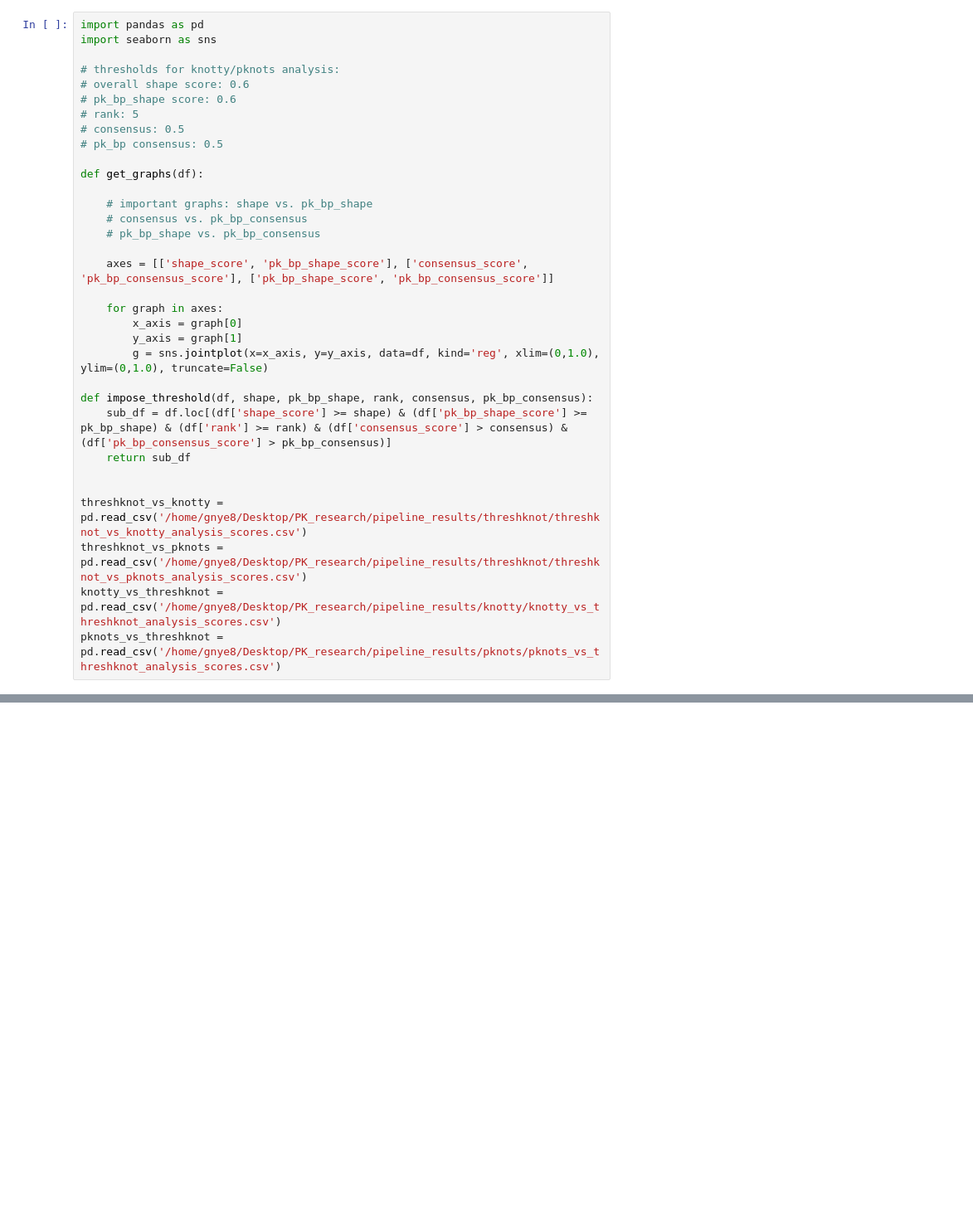
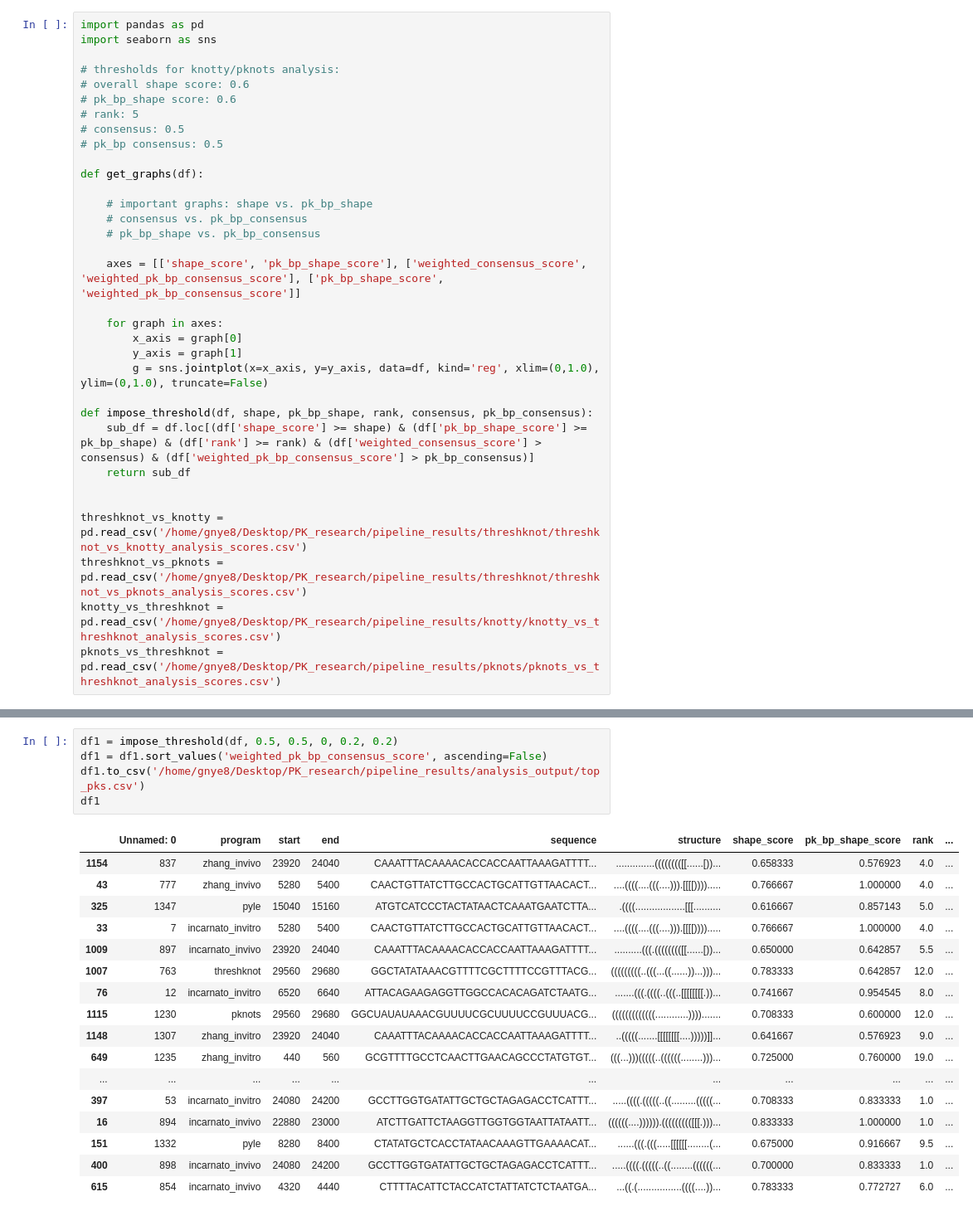
Before and after one commit to rkretsch/PK_research, a Jupyter notebook: notebooks/get_top_results_pk_predictors.ipynb, the cells around one changed output, grey strips where cells are left out. Shown at 83% size. Drawn from its saved outputs; the diff is of its cells as text; blank space fills up the shorter version.

```diff
--- a/notebooks/get_top_results_pk_predictors.ipynb
+++ b/notebooks/get_top_results_pk_predictors.ipynb
@@ -15,7 +15,7 @@ def get_graphs(df):
     # consensus vs. pk_bp_consensus
     # pk_bp_shape vs. pk_bp_consensus
 
-    axes = [['shape_score', 'pk_bp_shape_score'], ['consensus_score', 'pk_bp_consensus_score'], ['pk_bp_shape_score', 'pk_bp_consensus_score']]
+    axes = [['shape_score', 'pk_bp_shape_score'], ['weighted_consensus_score', 'weighted_pk_bp_consensus_score'], ['pk_bp_shape_score', 'weighted_pk_bp_consensus_score']]
 
     for graph in axes:
         x_axis = graph[0]
@@ -23,7 +23,7 @@ def get_graphs(df):
         g = sns.jointplot(x=x_axis, y=y_axis, data=df, kind='reg', xlim=(0,1.0), ylim=(0,1.0), truncate=False)
 
 def impose_threshold(df, shape, pk_bp_shape, rank, consensus, pk_bp_consensus):
-    sub_df = df.loc[(df['shape_score'] >= shape) & (df['pk_bp_shape_score'] >= pk_bp_shape) & (df['rank'] >= rank) & (df['consensus_score'] > consensus) & (df['pk_bp_consensus_score'] > pk_bp_consensus)]
+    sub_df = df.loc[(df['shape_score'] >= shape) & (df['pk_bp_shape_score'] >= pk_bp_shape) & (df['rank'] >= rank) & (df['weighted_consensus_score'] > consensus) & (df['weighted_pk_bp_consensus_score'] > pk_bp_consensus)]
     return sub_df
 
 
@@ -50,0 +51,23 @@ df.sort_values('weighted_consensus_score', ascending=False)
+# %%
+df1 = impose_threshold(df, 0.5, 0.5, 0, 0.2, 0.2)
+df1 = df1.sort_values('weighted_pk_bp_consensus_score', ascending=False)
+df1.to_csv('/home/gnye8/Desktop/PK_research/pipeline_results/analysis_output/top_pks.csv')
+df1
+# %% [output]
+|  | Unnamed: 0 | program | start | end | sequence | structure | shape_score | pk_bp_shape_score | rank | ... |
+| 1154 | 837 | zhang_invivo | 23920 | 24040 | CAAATTTACAAAACACCACCAATTAAAGATTTT... | ..............(((((((([[......[))... | 0.658333 | 0.576923 | 4.0 | ... |
+| 43 | 777 | zhang_invivo | 5280 | 5400 | CAACTGTTATCTTGCCACTGCATTGTTAACACT... | ....((((....(((....))).[[[[))))..... | 0.766667 | 1.000000 | 4.0 | ... |
+| 325 | 1347 | pyle | 15040 | 15160 | ATGTCATCCCTACTATAACTCAAATGAATCTTA... | .((((..................[[[.......... | 0.616667 | 0.857143 | 5.0 | ... |
+| 33 | 7 | incarnato_invitro | 5280 | 5400 | CAACTGTTATCTTGCCACTGCATTGTTAACACT... | ....((((....(((....))).[[[[))))..... | 0.766667 | 1.000000 | 4.0 | ... |
+| 1009 | 897 | incarnato_invivo | 23920 | 24040 | CAAATTTACAAAACACCACCAATTAAAGATTTT... | ..........(((.(((((((([[......[))... | 0.650000 | 0.642857 | 5.5 | ... |
+| 1007 | 763 | threshknot | 29560 | 29680 | GGCTATATAAACGTTTTCGCTTTTCCGTTTACG... | (((((((((..(((...((......))...)))... | 0.783333 | 0.642857 | 12.0 | ... |
+| 76 | 12 | incarnato_invitro | 6520 | 6640 | ATTACAGAAGAGGTTGGCCACACAGATCTAATG... | .......(((.((((..(((..[[[[[[[[.))... | 0.741667 | 0.954545 | 8.0 | ... |
+| 1115 | 1230 | pknots | 29560 | 29680 | GGCUAUAUAAACGUUUUCGCUUUUCCGUUUACG... | (((((((((((((............))))....... | 0.708333 | 0.600000 | 12.0 | ... |
+| 1148 | 1307 | zhang_invitro | 23920 | 24040 | CAAATTTACAAAACACCACCAATTAAAGATTTT... | ..(((((.......[[[[[[[[....)))))]]... | 0.641667 | 0.576923 | 9.0 | ... |
+| 649 | 1235 | zhang_invitro | 440 | 560 | GCGTTTTGCCTCAACTTGAACAGCCCTATGTGT... | (((...)))(((((..((((((........)))... | 0.725000 | 0.760000 | 19.0 | ... |
+| ... | ... | ... | ... | ... | ... | ... | ... | ... | ... | ... |
+| 397 | 53 | incarnato_invitro | 24080 | 24200 | GCCTTGGTGATATTGCTGCTAGAGACCTCATTT... | .....((((.(((((..((.........(((((... | 0.708333 | 0.833333 | 1.0 | ... |
+| 16 | 894 | incarnato_invivo | 22880 | 23000 | ATCTTGATTCTAAGGTTGGTGGTAATTATAATT... | ((((((....)))))).((((((((([[[.)))... | 0.833333 | 1.000000 | 1.0 | ... |
+| 151 | 1332 | pyle | 8280 | 8400 | CTATATGCTCACCTATAACAAAGTTGAAAACAT... | ......(((.(((.....[[[[[[........(... | 0.675000 | 0.916667 | 9.5 | ... |
+| 400 | 898 | incarnato_invivo | 24080 | 24200 | GCCTTGGTGATATTGCTGCTAGAGACCTCATTT... | .....((((.(((((..((........((((((... | 0.700000 | 0.833333 | 1.0 | ... |
+| 615 | 854 | incarnato_invivo | 4320 | 4440 | CTTTTACATTCTACCATCTATTATCTCTAATGA... | ...((.(................((((....))... | 0.783333 | 0.772727 | 6.0 | ... |
```
Also changed, not shown: parts of 5 cells of this notebook, 9 other files.
